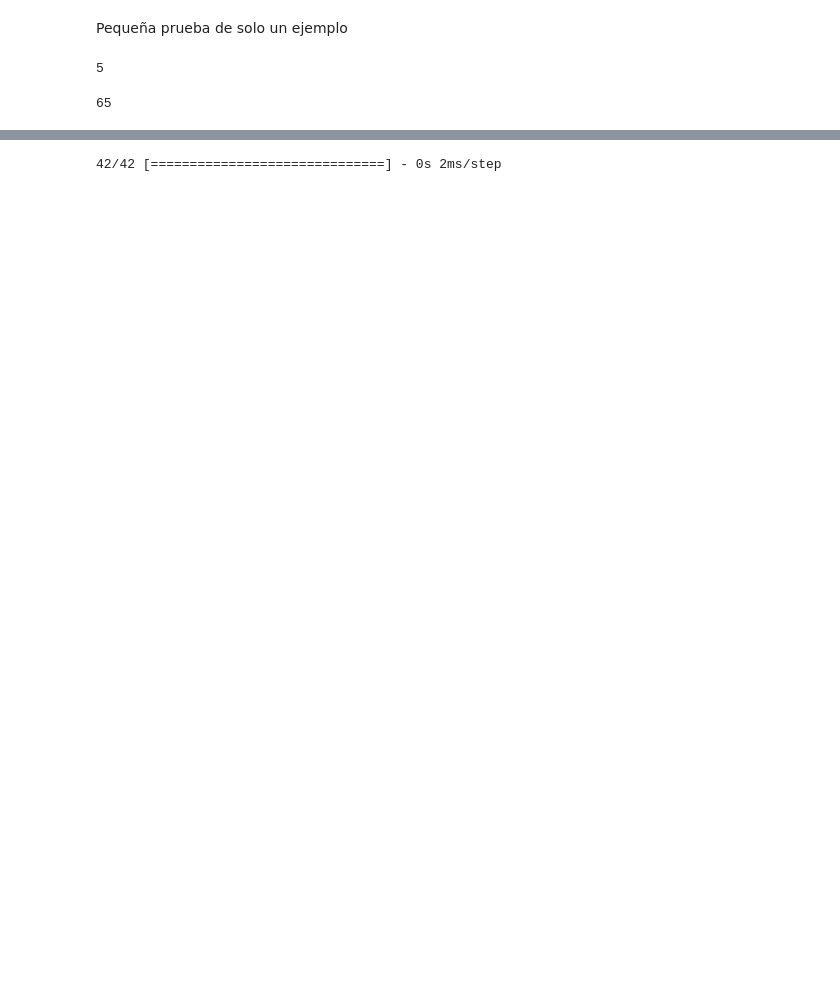
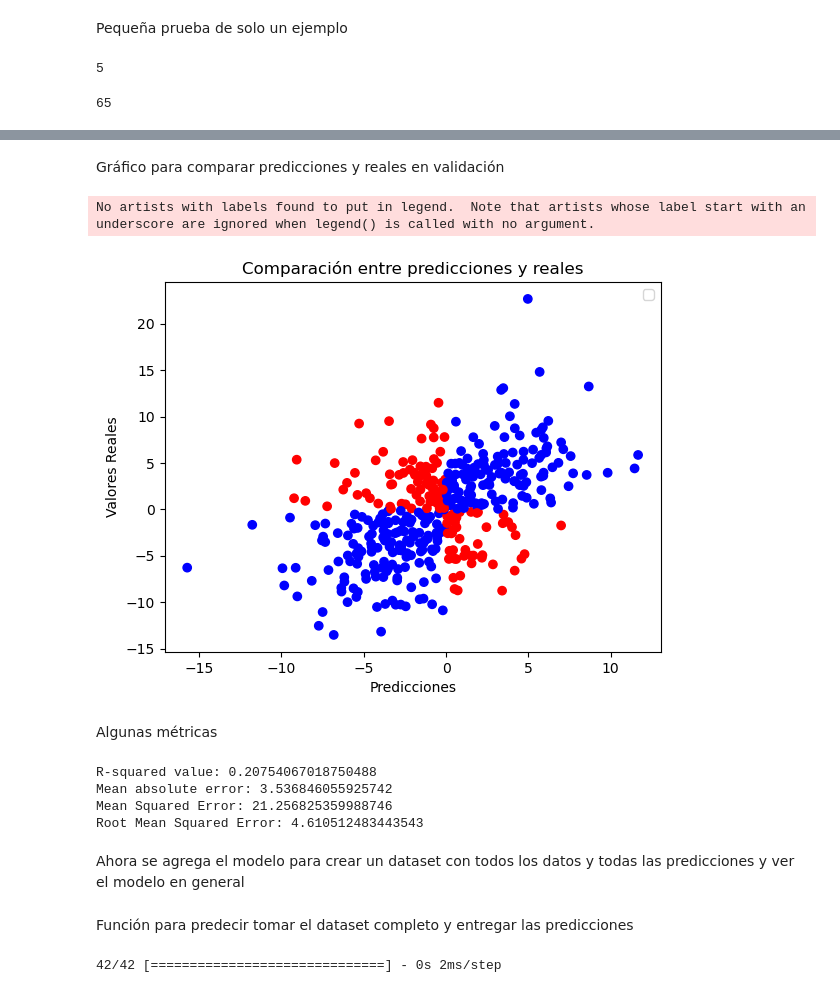
Before and after one commit to MSaula/ProjectVGM, a Jupyter notebook: EDA_Notebooks/DL Reg y Clas/Modelo 5 DL LSTM Regresión Variación.ipynb, the cells around one changed output, grey strips where cells are left out. Saved outputs shown, nothing was run; the diff lists cells and outputs as text; code cells hidden in the pictures; blank space fills up the shorter version.

```diff
--- a/EDA_Notebooks/DL Reg y Clas/Modelo 5 DL LSTM Regresión Variación.ipynb
+++ b/EDA_Notebooks/DL Reg y Clas/Modelo 5 DL LSTM Regresión Variación.ipynb
@@ -861,0 +566,14 @@ primer_ejemplo.shape
+# %%
+val_input_sequences = []
+val_targets = []
+
+for batch in val_dataset:
+    inputs, targets = batch
+    val_input_sequences.append(inputs.numpy())
+    val_targets.append(targets.numpy())
+
+# Concatenate the sequences and targets along the batch dimension
+val_input_sequences = np.concatenate(val_input_sequences, axis=0)
+val_targets = np.concatenate(val_targets, axis=0)
+# %%
+val_predictions = model.predict(val_input_sequences)
@@ -861,0 +597,5 @@ primer_ejemplo.shape
+# %%
+val_targets_escalareal=  val_targets * C_range + C_min
+val_predictions_escalareal = val_predictions* C_range + C_min
+mae_val_real = mean_absolute_error(val_targets_escalareal, val_predictions_escalareal)
+print("Original Mean Absolute Error Escala Real:", original_mae)
@@ -861,0 +604,11 @@ primer_ejemplo.shape
+# %%
+# Convert numpy arrays to pandas Series
+val_targets_escalareal = pd.Series(val_targets_escalareal.ravel(), name='val_targets_escalareal')
+val_predictions_escalareal = pd.Series(val_predictions_escalareal.ravel(), name='val_predictions_escalareal')
+
+# Concatenate the two Series to form a DataFrame
+df_val = pd.concat([val_targets_escalareal, val_predictions_escalareal], axis=1)
+
+# Calculate sign column
+df_val['sign'] = np.where(np.sign(df['val_targets_escalareal']) == np.sign(df['val_predictions_escalareal']), 1, 0)
+df_val
@@ -862,3 +629,40 @@ primer_ejemplo.shape
+# %% [markdown]
+Gráfico para comparar predicciones y reales en validación
+# %%
+# Scatter plot with colored points based on sign column
+colors = np.where(df_val['sign'] == 1, 'blue', 'red')
+plt.scatter( df_val['val_predictions_escalareal'],df_val['val_targets_escalareal'],   c=colors)
+plt.xlabel('Predicciones')
+plt.ylabel('Valores Reales')
+plt.title('Comparación entre predicciones y reales')
+plt.legend()
+plt.show()
+# %% [output]
+No artists with labels found to put in legend.  Note that artists whose label start with an underscore are ignored when legend() is called with no argument.
+[figure, added]
+# %% [markdown]
+Algunas métricas
+# %%
+r2 = r2_score(val_targets_escalareal, val_predictions_escalareal)
+print("R-squared value:", r2)
+
+mae = mean_absolute_error(val_targets_escalareal, val_predictions_escalareal)
+print(f"Mean absolute error: {mae}")
+
+mse = mean_squared_error(val_targets_escalareal, val_predictions_escalareal)
+print("Mean Squared Error:", mse)
+
+rmse = np.sqrt(mse)
+print("Root Mean Squared Error:", rmse)
+# %% [output]
+R-squared value: 0.20754067018750488
+Mean absolute error: 3.536846055925742
+Mean Squared Error: 21.256825359988746
+Root Mean Squared Error: 4.610512483443543
+# %% [markdown]
+Ahora se agrega el modelo para crear un dataset con todos los datos y todas las predicciones y ver el modelo en general
+# %% [markdown]
+Función para predecir tomar el dataset completo y entregar las predicciones
 # %%
 def predict_close(df_scaled, sequence_length, model):
     num_samples =  len(df_scaled) - sequence_length
```
Also changed, not shown: parts of 118 cells of this notebook, 1 other file.
